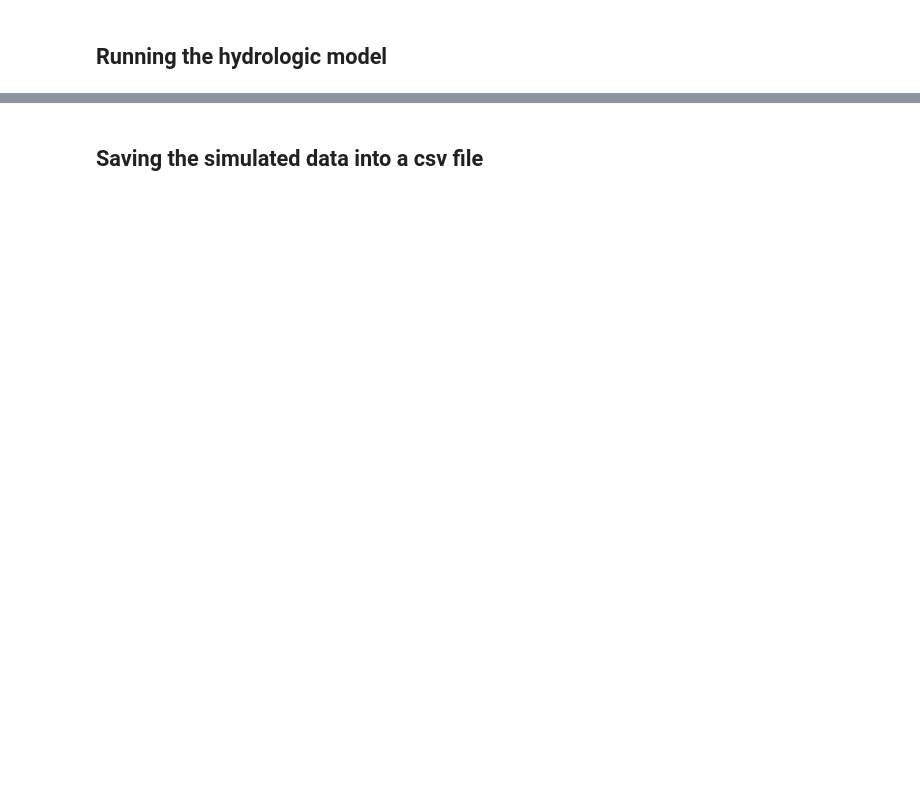
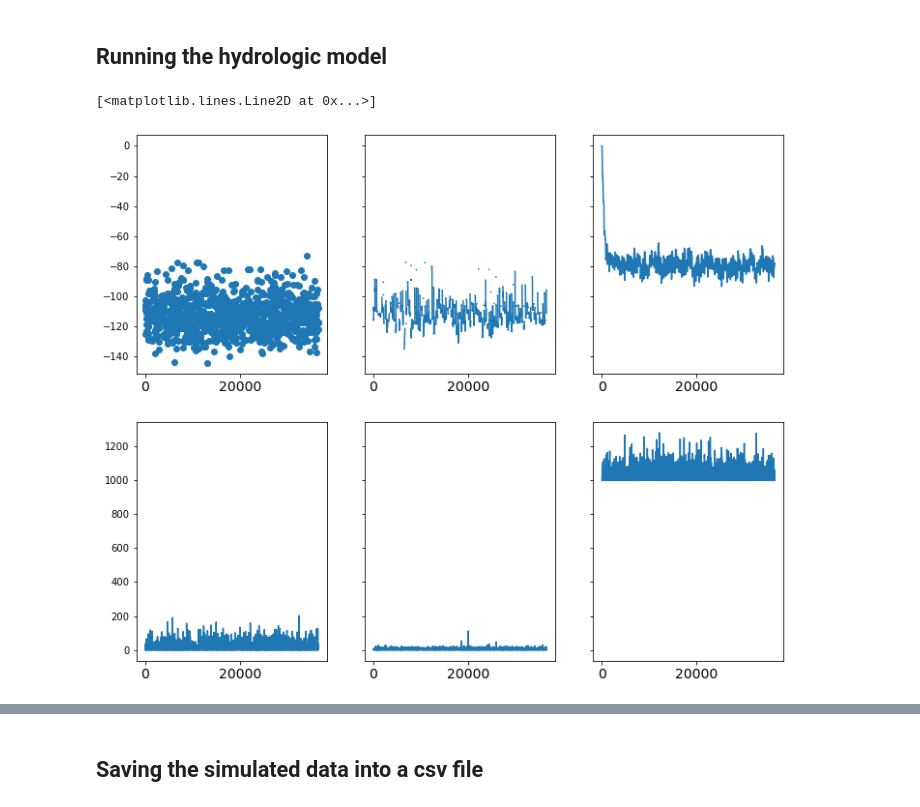
Before and after one commit to inkenbrandt/waterisomix, a Jupyter notebook: notebooks/Beria Synthetic Case Study.ipynb, the cells around one changed output, grey strips where cells are left out. Saved outputs shown, nothing was run; the diff lists cells and outputs as text; code cells hidden in the pictures; blank space fills up the shorter version.

```diff
--- a/notebooks/Beria Synthetic Case Study.ipynb
+++ b/notebooks/Beria Synthetic Case Study.ipynb
@@ -152,0 +185,12 @@ for index in range(len(dayNumb)):
+# %%
+
+fig, ax = plt.subplots(2,3,figsize=(12,10),sharey='row')
+ax[0,0].scatter(modoutput.index, modoutput['Snowfall isotopic ratio'])
+ax[0,1].plot(modoutput.index, modoutput['Snowmelt isotopic ratio'])
+ax[0,2].plot(modoutput.index, modoutput['Storage isotopic ratio'])
+ax[1,0].plot(modoutput.index, modoutput['Snowfall (mm)'])
+ax[1,1].plot(modoutput.index, modoutput['Snowmelt (mm)'])
+ax[1,2].plot(modoutput.index, modoutput['Storage (mm)'])
+# %% [output]
+[<matplotlib.lines.Line2D at 0x...>]
+[figure, added]
```
Also changed, not shown: parts of 17 cells of this notebook, 12 other files.
